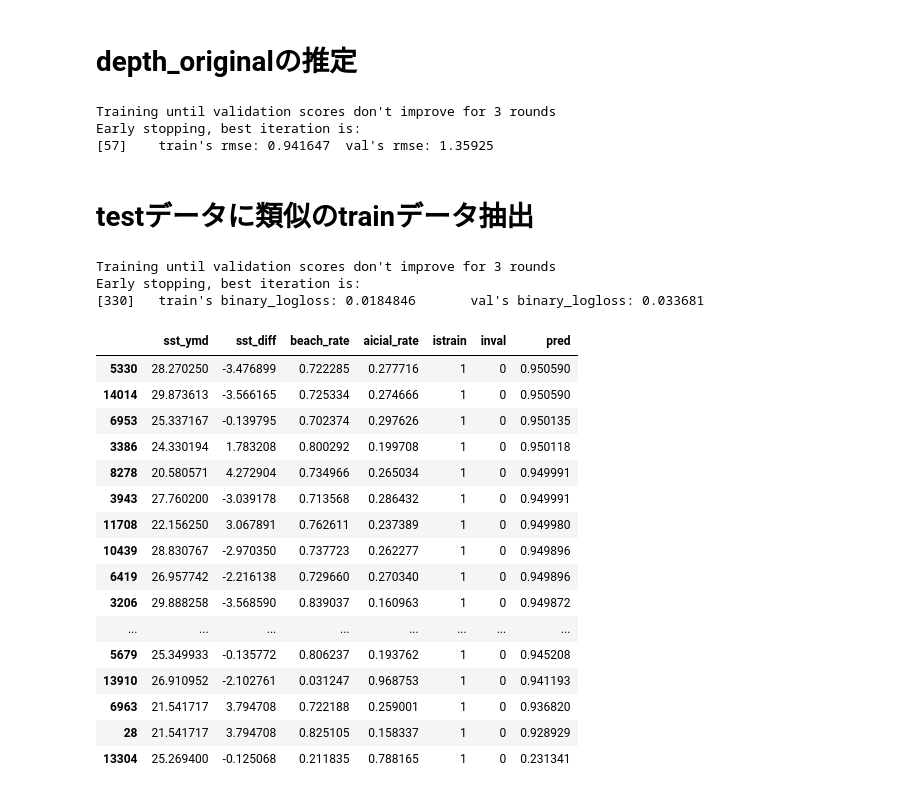
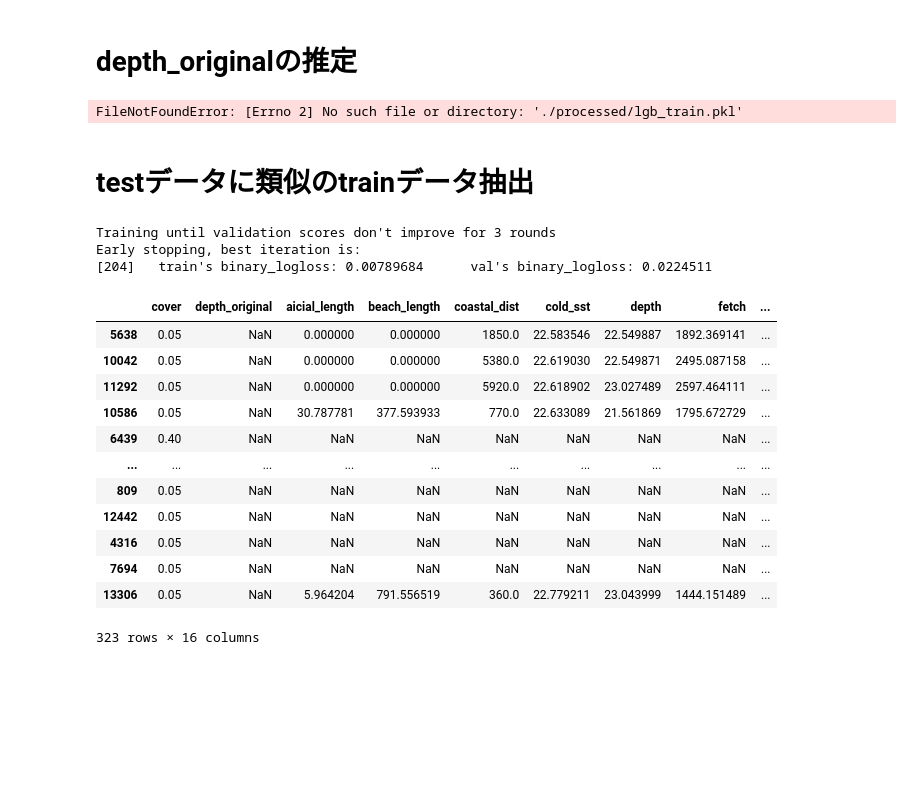
Before and after one commit to androiderNN/bluecarbon, a Jupyter notebook: sources/analysis.ipynb, the cells around one changed output. Drawn from its saved outputs; the diff is of its cells as text; code cells hidden in the pictures; blank space fills up the shorter version.

```diff
--- a/sources/analysis.ipynb
+++ b/sources/analysis.ipynb
@@ -6,8 +6,8 @@ import numpy as np
 import matplotlib.pyplot as plt
 import pickle
 
-train_ = pickle.load(open('./processed/lgb_train.pkl', 'rb'))
-test_ = pickle.load(open('./processed/lgb_test.pkl', 'rb'))
+train_ = pickle.load(open('./processed/nan_train.pkl', 'rb'))
+test_ = pickle.load(open('./processed/nan_test.pkl', 'rb'))
 
 train = pd.read_csv('./raws/train_data.csv')
 test = pd.read_csv('./raws/test_data.csv')
@@ -223,7 +234,7 @@ import lightgbm as lgb
 import pickle
 from sklearn.model_selection import train_test_split
 
-master = pickle.load(open('./processed/lgb_train.pkl', 'rb'))
+master = pickle.load(open('./processed/nan_train.pkl', 'rb'))
 # train_p = pickle.load(open('./processed/shrinked_train.pkl', 'rb'))
 
 ll = ['area', 'depth_original', 'warm_sst', 'hist_warm_sst', 'fetch', 'depth', 'coastal_dist', 'cold_sst', 'coast_length']
@@ -260,9 +271,7 @@ model = lgb.train(
     callbacks=[lgb.early_stopping(stopping_rounds=3, verbose=True)]
 )
 # %% [output]
-Training until validation scores don't improve for 3 rounds
-Early stopping, best iteration is:
-[57]    train's rmse: 0.941647  val's rmse: 1.35925
+FileNotFoundError: [Errno 2] No such file or directory: './processed/lgb_train.pkl'
 # %% [markdown]
 # testデータに類似のtrainデータ抽出
 # %%
@@ -272,35 +281,33 @@ import lightgbm as lgb
 import pickle
 from sklearn.model_selection import train_test_split
 
-train_p = pickle.load(open('./processed/lgb_train.pkl', 'rb'))
-test_p = pickle.load(open('./processed/lgb_test.pkl', 'rb'))
-ll = ['area', 'depth_original', 'warm_sst', 'hist_warm_sst', 'fetch', 'depth', 'coastal_dist', 'cold_sst', 'coast_length']
+train_p = pickle.load(open('./processed/nan_train.pkl', 'rb'))
+test_p = pickle.load(open('./processed/nan_test.pkl', 'rb'))
+ll = [ 'depth_original', 'warm_sst', 'hist_warm_sst', 'fetch', 'depth', 'coastal_dist', 'cold_sst']
 
 train_p['istrain'] = 1
 test_p['istrain'] = 0
 
 master = pd.concat([train_p, test_p])
-x = master.drop(columns=['cover', 'istrain'])
-x = x[ll]
+# x = master.drop(columns=['cover', 'istrain'])
+x = master[ll]
 y = master['istrain']
 
 tr_x, va_x, tr_y, va_y = train_test_split(x, y, train_size=0.7)
 
 lgb_train = lgb.Dataset(tr_x, tr_y)
 lgb_val = lgb.Dataset(va_x, va_y)
-
-train_p['inval'] = 0
 # %%
 params = {
     'objective': 'binary',
     'metric': 'binary_logloss',
     'verbose': -1,
     'random_state': 254,
-    'min_data_in_leaf': 200,
-    'bagging_fraction': 0.5,
-    'bagging_freq': 1,
-    'lambda_l1': 0.5,
-    'lambda_l2': 0.5,
+    # 'min_data_in_leaf': 200,
+    # 'bagging_fraction': 0.5,
+    # 'bagging_freq': 1,
+    # 'lambda_l1': 0.5,
+    # 'lambda_l2': 0.5,
 }
 
 model = lgb.train(
@@ -314,26 +321,23 @@ model = lgb.train(
 # %% [output]
 Training until validation scores don't improve for 3 rounds
 Early stopping, best iteration is:
-[330]   train's binary_logloss: 0.0184846       val's binary_logloss: 0.033681
+[204]   train's binary_logloss: 0.00789684      val's binary_logloss: 0.0224511
 # %%
 train_p['pred'] = model.predict(train_p, predict_disable_shape_check=True)
-train_p.iloc[:, 20:].sort_values('pred', ascending=False).tail(30)
+train_p = train_p.sort_values('pred', ascending=False)
+train_p.loc[train_p['pred']<0.5, :]
 # %% [output]
-|  | sst_ymd | sst_diff | beach_rate | aicial_rate | istrain | inval | pred |
-| 5330 | 28.270250 | -3.476899 | 0.722285 | 0.277716 | 1 | 0 | 0.950590 |
-| 14014 | 29.873613 | -3.566165 | 0.725334 | 0.274666 | 1 | 0 | 0.950590 |
-| 6953 | 25.337167 | -0.139795 | 0.702374 | 0.297626 | 1 | 0 | 0.950135 |
-| 3386 | 24.330194 | 1.783208 | 0.800292 | 0.199708 | 1 | 0 | 0.950118 |
-| 8278 | 20.580571 | 4.272904 | 0.734966 | 0.265034 | 1 | 0 | 0.949991 |
-| 3943 | 27.760200 | -3.039178 | 0.713568 | 0.286432 | 1 | 0 | 0.949991 |
-| 11708 | 22.156250 | 3.067891 | 0.762611 | 0.237389 | 1 | 0 | 0.949980 |
-| 10439 | 28.830767 | -2.970350 | 0.737723 | 0.262277 | 1 | 0 | 0.949896 |
-| 6419 | 26.957742 | -2.216138 | 0.729660 | 0.270340 | 1 | 0 | 0.949896 |
-| 3206 | 29.888258 | -3.568590 | 0.839037 | 0.160963 | 1 | 0 | 0.949872 |
-| ... | ... | ... | ... | ... | ... | ... | ... |
-| 5679 | 25.349933 | -0.135772 | 0.806237 | 0.193762 | 1 | 0 | 0.945208 |
-| 13910 | 26.910952 | -2.102761 | 0.031247 | 0.968753 | 1 | 0 | 0.941193 |
-| 6963 | 21.541717 | 3.794708 | 0.722188 | 0.259001 | 1 | 0 | 0.936820 |
-| 28 | 21.541717 | 3.794708 | 0.825105 | 0.158337 | 1 | 0 | 0.928929 |
-| 13304 | 25.269400 | -0.125068 | 0.211835 | 0.788165 | 1 | 0 | 0.231341 |
+|  | cover | depth_original | aicial_length | beach_length | coastal_dist | cold_sst | depth | fetch | ... |
+| 5638 | 0.05 | NaN | 0.000000 | 0.000000 | 1850.0 | 22.583546 | 22.549887 | 1892.369141 | ... |
+| 10042 | 0.05 | NaN | 0.000000 | 0.000000 | 5380.0 | 22.619030 | 22.549871 | 2495.087158 | ... |
+| 11292 | 0.05 | NaN | 0.000000 | 0.000000 | 5920.0 | 22.618902 | 23.027489 | 2597.464111 | ... |
+| 10586 | 0.05 | NaN | 30.787781 | 377.593933 | 770.0 | 22.633089 | 21.561869 | 1795.672729 | ... |
+| 6439 | 0.40 | NaN | NaN | NaN | NaN | NaN | NaN | NaN | ... |
+| ... | ... | ... | ... | ... | ... | ... | ... | ... | ... |
+| 809 | 0.05 | NaN | NaN | NaN | NaN | NaN | NaN | NaN | ... |
+| 12442 | 0.05 | NaN | NaN | NaN | NaN | NaN | NaN | NaN | ... |
+| 4316 | 0.05 | NaN | NaN | NaN | NaN | NaN | NaN | NaN | ... |
+| 7694 | 0.05 | NaN | NaN | NaN | NaN | NaN | NaN | NaN | ... |
+| 13306 | 0.05 | NaN | 5.964204 | 791.556519 | 360.0 | 22.779211 | 23.043999 | 1444.151489 | ... |
+323 rows × 16 columns
 # %%
```
Also changed, not shown: parts of 19 cells of this notebook, 8 other files.
